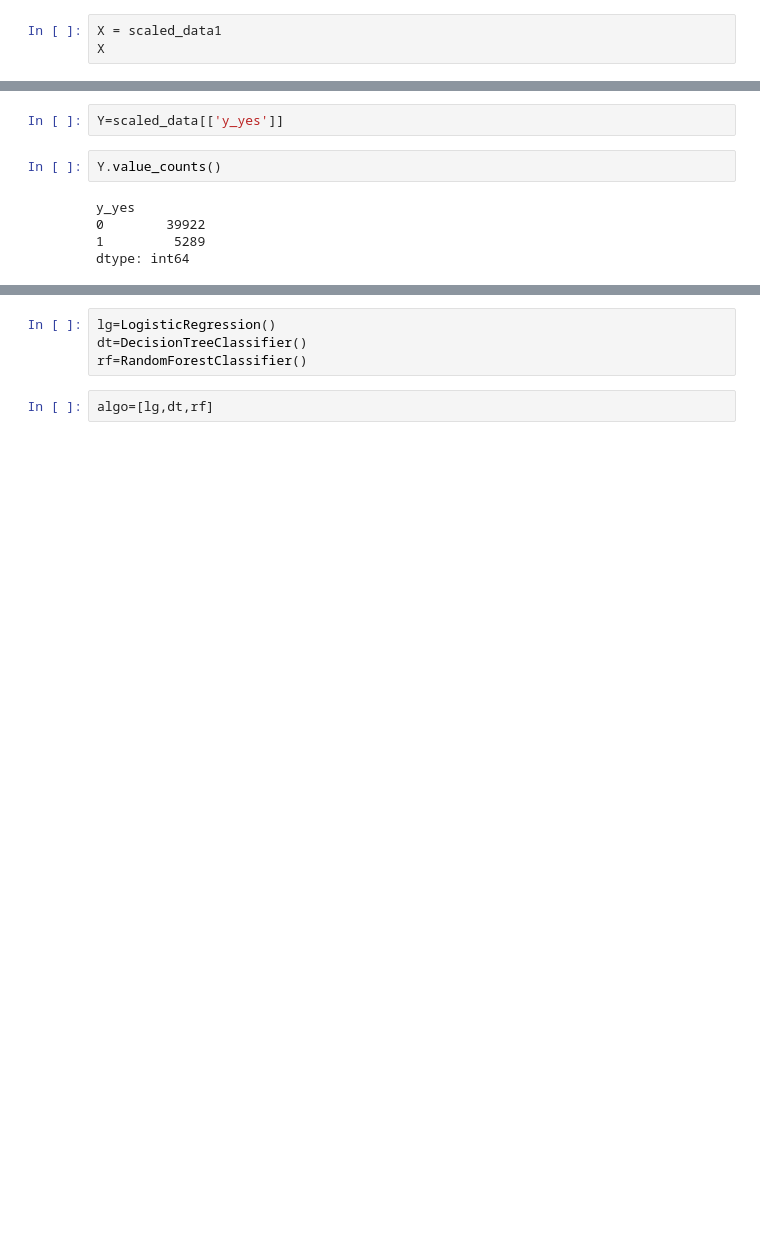
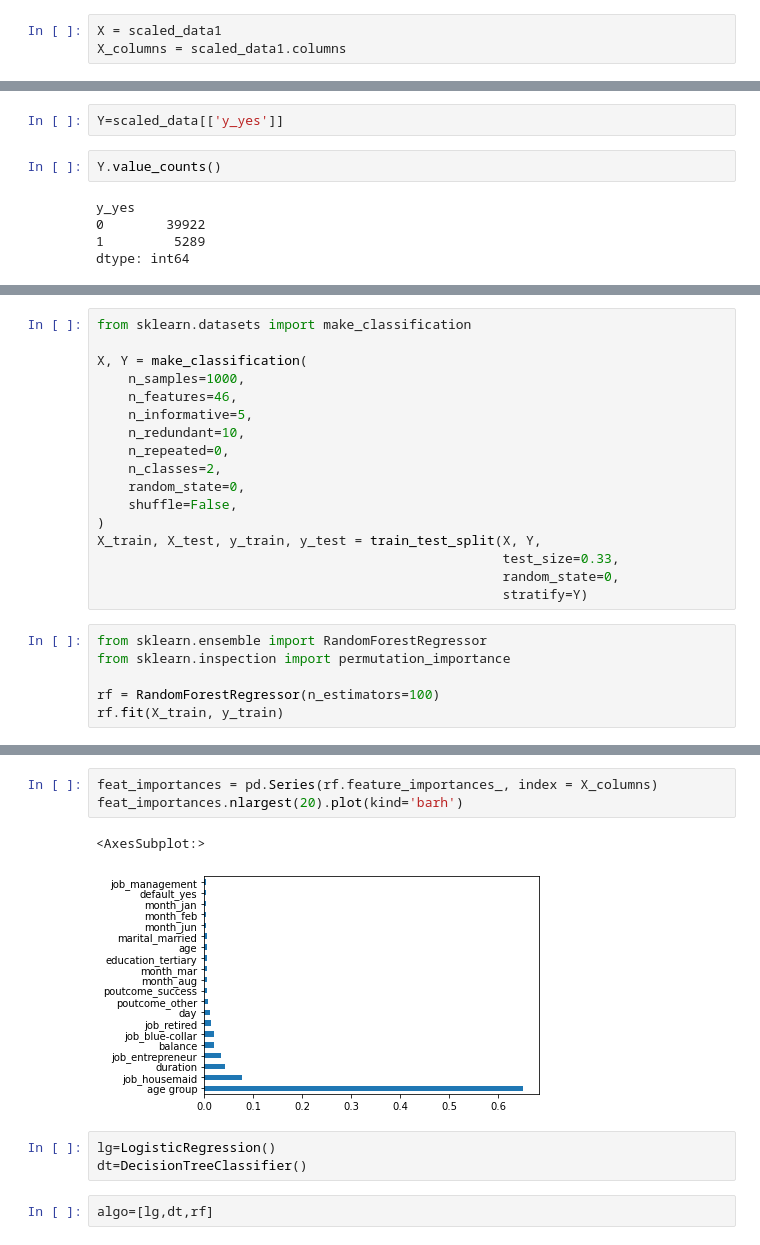
Before and after one commit to theRusa/Capstone-Project-I, a Jupyter notebook: Modelling .ipynb, the cells around one changed output, grey strips where cells are left out. Cells and saved outputs as stored; diff of their text form; blank space fills up the shorter version.

```diff
--- a/Modelling .ipynb
+++ b/Modelling .ipynb
@@ -212,4 +214,4 @@ scaled_data=pd.concat([scaled,new_data.drop(columns=cont_features)],axis=1)
 scaled_data1=scaled_data.drop(columns=['y_yes', 'response'])
 # %%
 X = scaled_data1
-X
+X_columns = scaled_data1.columns
@@ -240,0 +227,23 @@ x_train,x_test,y_train,y_test=train_test_split(X,Y,test_size=.3,random_state=0)
+# %%
+from sklearn.datasets import make_classification
+
+X, Y = make_classification(
+    n_samples=1000,
+    n_features=46,
+    n_informative=5,
+    n_redundant=10,
+    n_repeated=0,
+    n_classes=2,
+    random_state=0,
+    shuffle=False,
+)
+X_train, X_test, y_train, y_test = train_test_split(X, Y,
+                                                    test_size=0.33,
+                                                    random_state=0,
+                                                    stratify=Y)
+# %%
+from sklearn.ensemble import RandomForestRegressor
+from sklearn.inspection import permutation_importance
+
+rf = RandomForestRegressor(n_estimators=100)
+rf.fit(X_train, y_train)
@@ -241,7 +265,12 @@ x_train,x_test,y_train,y_test=train_test_split(X,Y,test_size=.3,random_state=0)
+# %%
+feat_importances = pd.Series(rf.feature_importances_, index = X_columns)
+feat_importances.nlargest(20).plot(kind='barh')
+# %% [output]
+<AxesSubplot:>
+[figure, added]
 # %%
 lg=LogisticRegression()
 dt=DecisionTreeClassifier()
-rf=RandomForestClassifier()
 # %%
 algo=[lg,dt,rf]
 # %%
```
Also changed, not shown: parts of 13 cells of this notebook.
